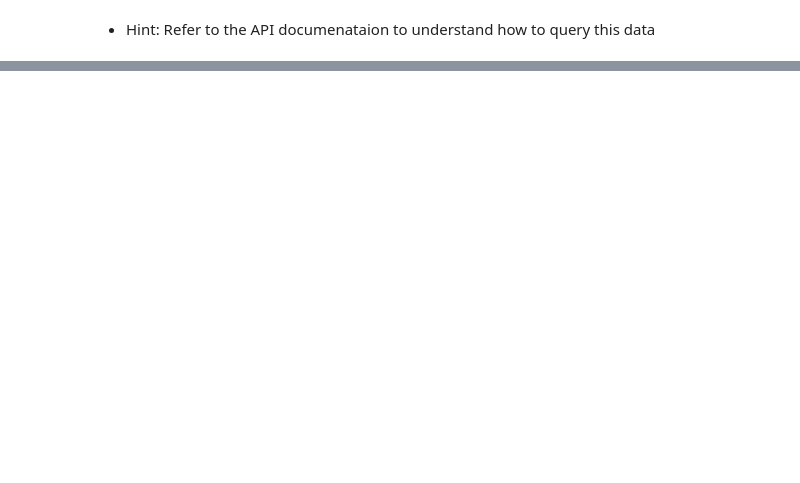
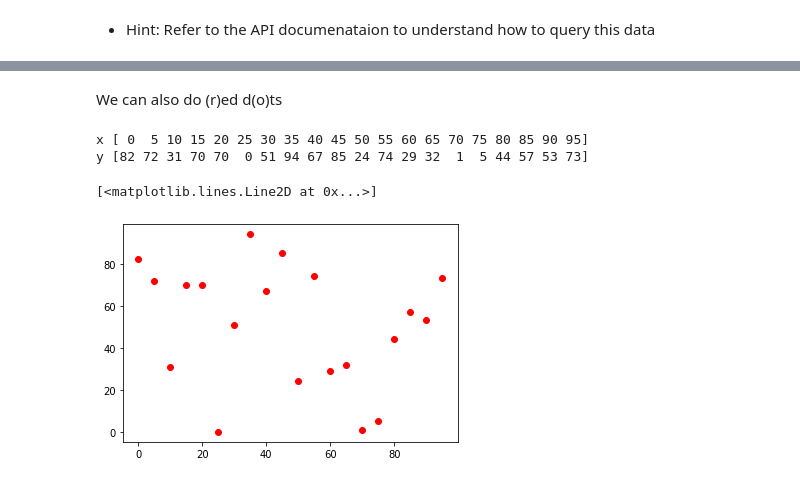
Before and after one commit to IrtizaNasar/Intrduction-to-DataScience-OpenCourse, a Jupyter notebook: Week 3/Introduction to Data Science - Week 3.ipynb, the cells around one changed output, grey strips where cells are left out. Cells and saved outputs as stored; diff of their text form; code cells hidden in the pictures; blank space fills up the shorter version.

```diff
--- a/Week 3/Introduction to Data Science - Week 3.ipynb
+++ b/Week 3/Introduction to Data Science - Week 3.ipynb
@@ -240,0 +426,13 @@ df_countries
+# %% [markdown]
+We can also do (r)ed d(o)ts
+# %%
+x = np.arange(0, 100, 5)
+y = np.random.randint(0, 100, len(x))
+print("x", x)
+print("y", y)
+plt.plot(x, y,'ro')
+# %% [output]
+x [ 0  5 10 15 20 25 30 35 40 45 50 55 60 65 70 75 80 85 90 95]
+y [82 72 31 70 70  0 51 94 67 85 24 74 29 32  1  5 44 57 53 73]
+[<matplotlib.lines.Line2D at 0x...>]
+[figure, added]
```
Also changed, not shown: parts of 60 cells of this notebook.
